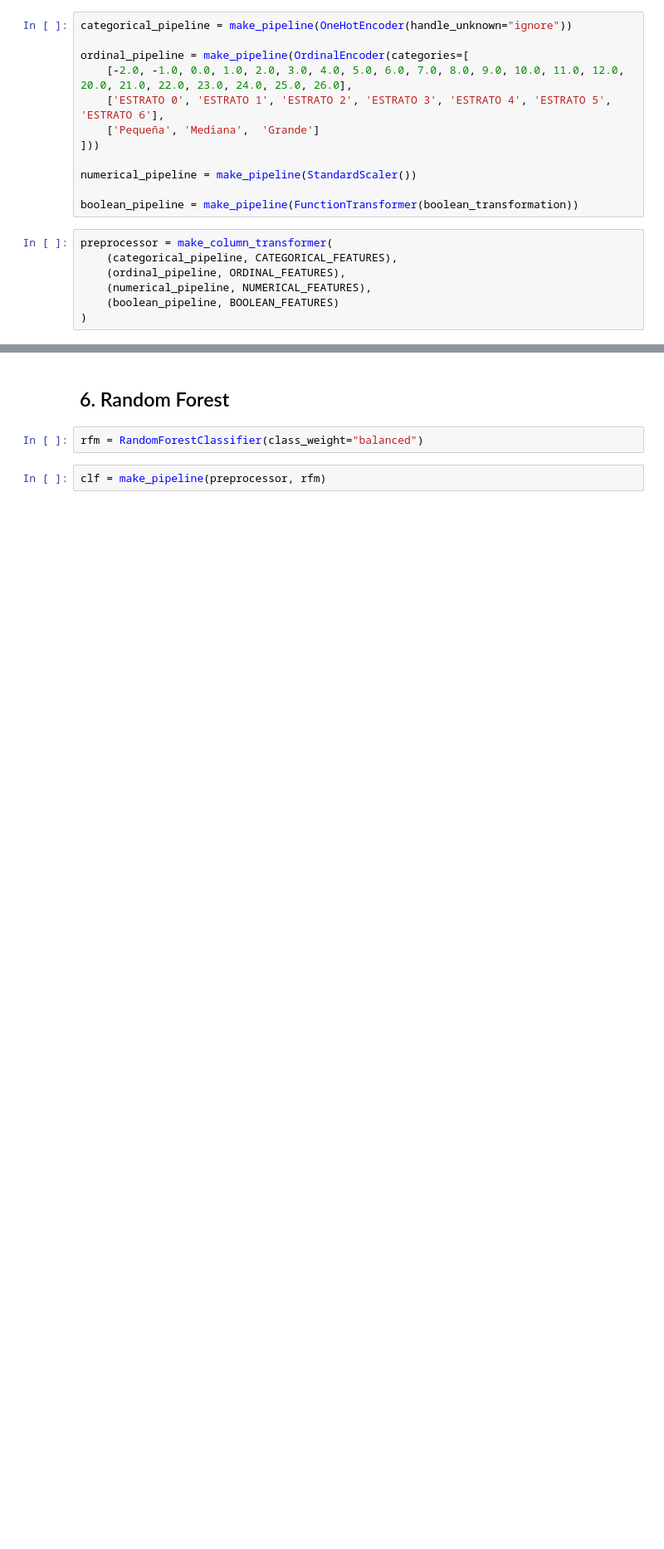
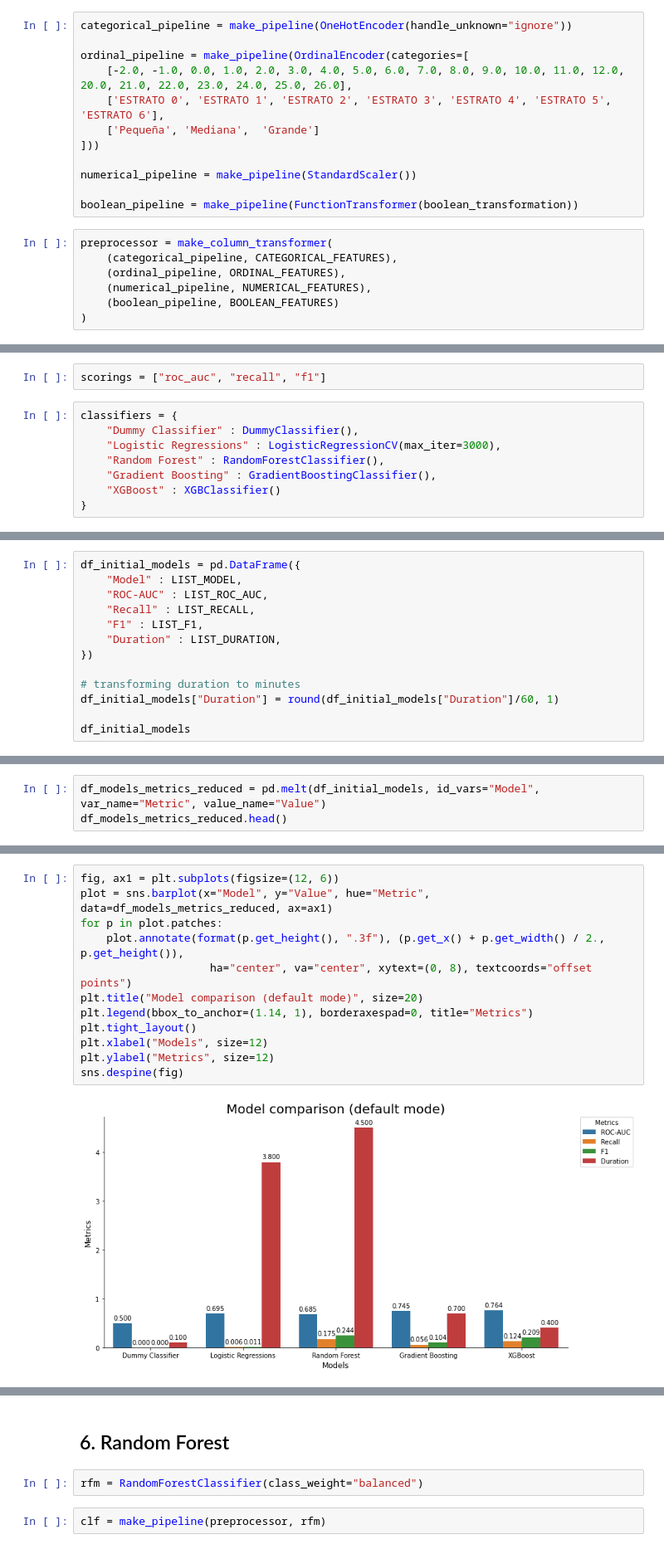
Before and after one commit to samirhinojosa/school-dropout-in-sogamoso, a Jupyter notebook: notebooks/school_dropout_model.ipynb, the cells around one changed output, grey strips where cells are left out. Shown: that part at 83% size. Cells and saved outputs as stored; diff of their text form; blank space fills up the shorter version.

Commit message:
modeling notebook

```diff
--- a/notebooks/school_dropout_model.ipynb
+++ b/notebooks/school_dropout_model.ipynb
@@ -196,0 +216,10 @@ preprocessor = make_column_transformer(
+# %%
+scorings = ["roc_auc", "recall", "f1"]
+# %%
+classifiers = {
+    "Dummy Classifier" : DummyClassifier(),
+    "Logistic Regressions" : LogisticRegressionCV(max_iter=3000),
+    "Random Forest" : RandomForestClassifier(),
+    "Gradient Boosting" : GradientBoostingClassifier(),
+    "XGBoost" : XGBClassifier()
+}
@@ -196,0 +248,13 @@ preprocessor = make_column_transformer(
+# %%
+df_initial_models = pd.DataFrame({
+    "Model" : LIST_MODEL,
+    "ROC-AUC" : LIST_ROC_AUC,
+    "Recall" : LIST_RECALL,
+    "F1" : LIST_F1,
+    "Duration" : LIST_DURATION,
+})
+
+# transforming duration to minutes
+df_initial_models["Duration"] = round(df_initial_models["Duration"]/60, 1)
+
+df_initial_models
@@ -196,0 +268,3 @@ preprocessor = make_column_transformer(
+# %%
+df_models_metrics_reduced = pd.melt(df_initial_models, id_vars="Model", var_name="Metric", value_name="Value")
+df_models_metrics_reduced.head()
@@ -196,0 +278,14 @@ preprocessor = make_column_transformer(
+# %%
+fig, ax1 = plt.subplots(figsize=(12, 6))
+plot = sns.barplot(x="Model", y="Value", hue="Metric", data=df_models_metrics_reduced, ax=ax1)
+for p in plot.patches:
+    plot.annotate(format(p.get_height(), ".3f"), (p.get_x() + p.get_width() / 2., p.get_height()),
+                    ha="center", va="center", xytext=(0, 8), textcoords="offset points")
+plt.title("Model comparison (default mode)", size=20)
+plt.legend(bbox_to_anchor=(1.14, 1), borderaxespad=0, title="Metrics")
+plt.tight_layout()
+plt.xlabel("Models", size=12)
+plt.ylabel("Metrics", size=12)
+sns.despine(fig)
+# %% [output]
+[figure, added]
```
Also changed, not shown: parts of 122 cells of this notebook, 2 other files.
